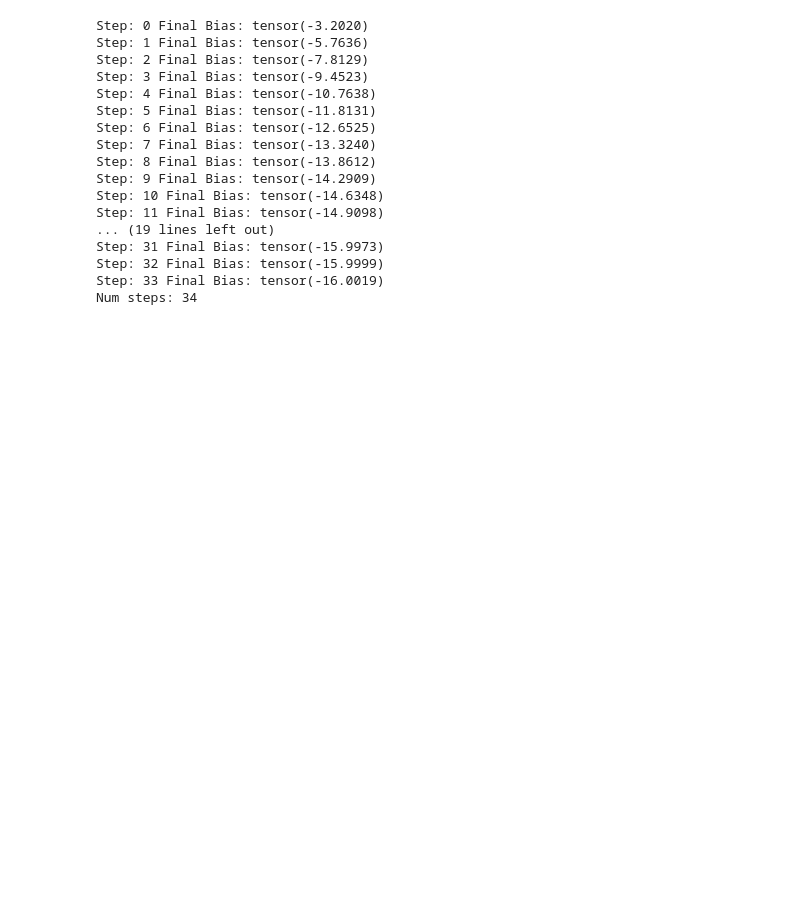
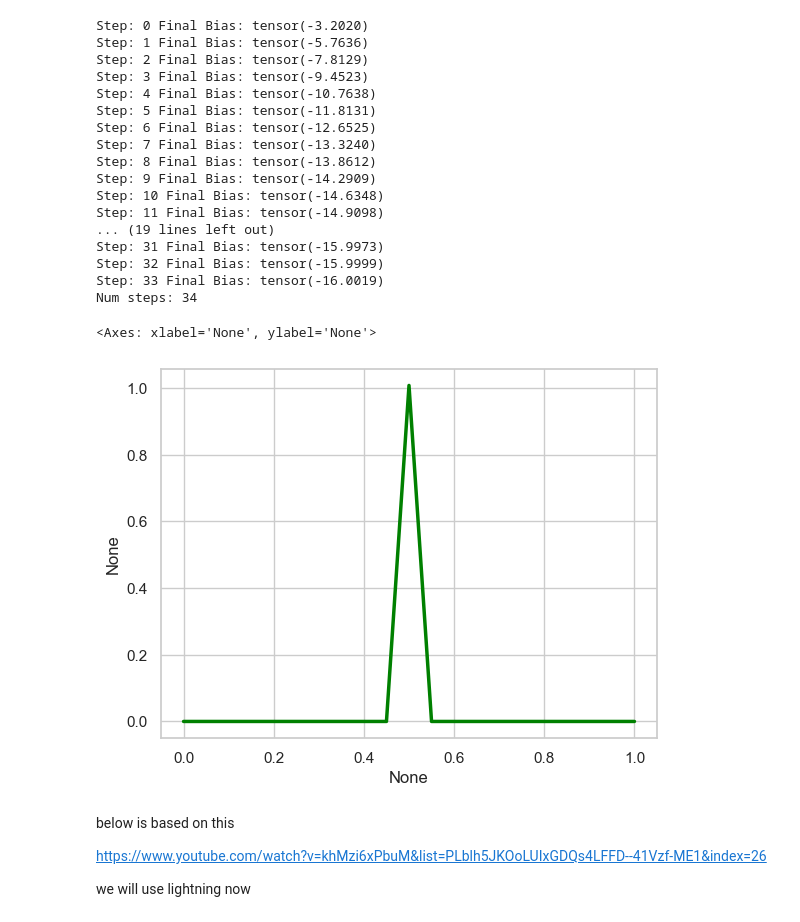
Before and after one commit to suchitbhayani/nn-basics, a Jupyter notebook: nn-basics.ipynb, the cells around one changed output. Cells and saved outputs as stored; diff of their text form; code cells hidden in the pictures; blank space fills up the shorter version.

```diff
--- a/nn-basics.ipynb
+++ b/nn-basics.ipynb
@@ -138,6 +141,15 @@ Step: 32 Final Bias: tensor(-15.9999)
 Step: 33 Final Bias: tensor(-16.0019)
 Num steps: 34
 # %%
-outputs = model(inputs)
+output_values = model(input_doses)
 sns.set(style='whitegrid')
-sns.lineplot(x=inputs, y=outputs.detach(), color='green', linewidth=2.
+sns.lineplot(x=input_doses, y=output_values.detach(), color='green', linewidth=2.5)
+# %% [output]
+<Axes: xlabel='None', ylabel='None'>
+[figure, added]
+# %% [markdown]
+below is based on this
+
+https://www.youtube.com/watch?v=khMzi6xPbuM&list=PLblh5JKOoLUIxGDQs4LFFD--41Vzf-ME1&index=26
+
+we will use lightning now
```
Also changed, not shown: parts of 11 cells of this notebook, 10 other files.
